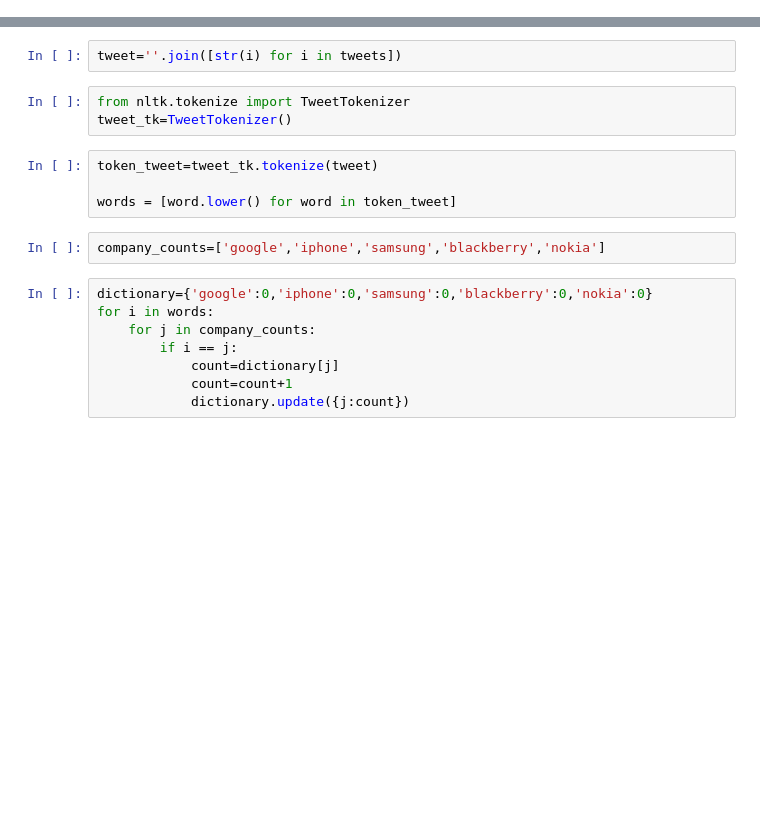
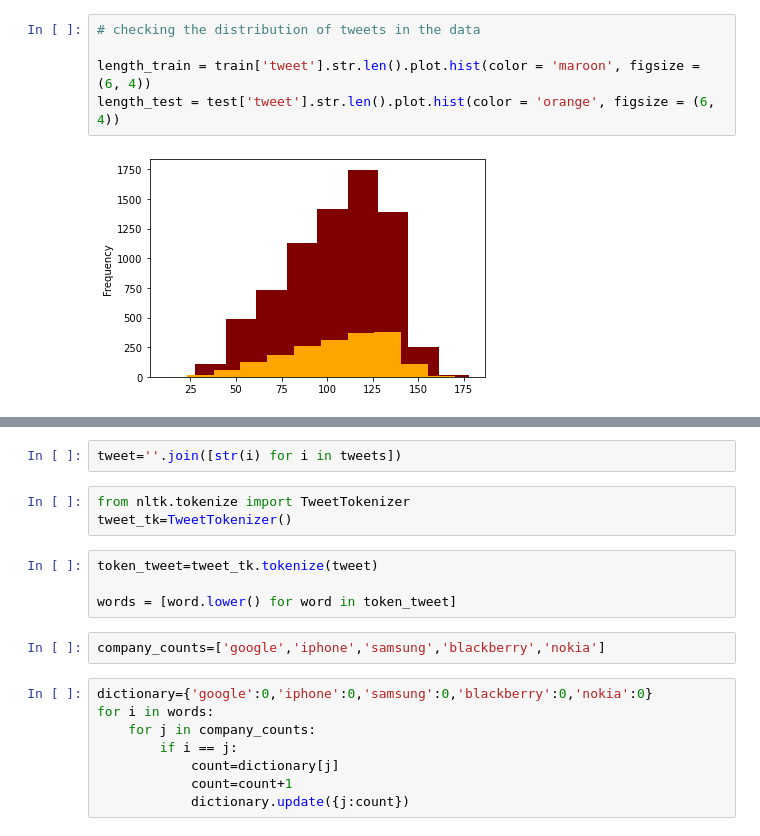
Before and after one commit to lordzohar/nlp_hackathon, a Jupyter notebook: Hackathon3.ipynb, the cells around one changed output, grey strips where cells are left out. Saved outputs shown, nothing was run; the diff lists cells and outputs as text; blank space fills up the shorter version.

```diff
--- a/Hackathon3.ipynb
+++ b/Hackathon3.ipynb
@@ -50,0 +142,7 @@ Name: tweet, Length: 1819, dtype: object
+# %%
+# checking the distribution of tweets in the data
+
+length_train = train['tweet'].str.len().plot.hist(color = 'maroon', figsize = (6, 4))
+length_test = test['tweet'].str.len().plot.hist(color = 'orange', figsize = (6, 4))
+# %% [output]
+[figure, added]
```
Also changed, not shown: parts of 26 cells of this notebook.
